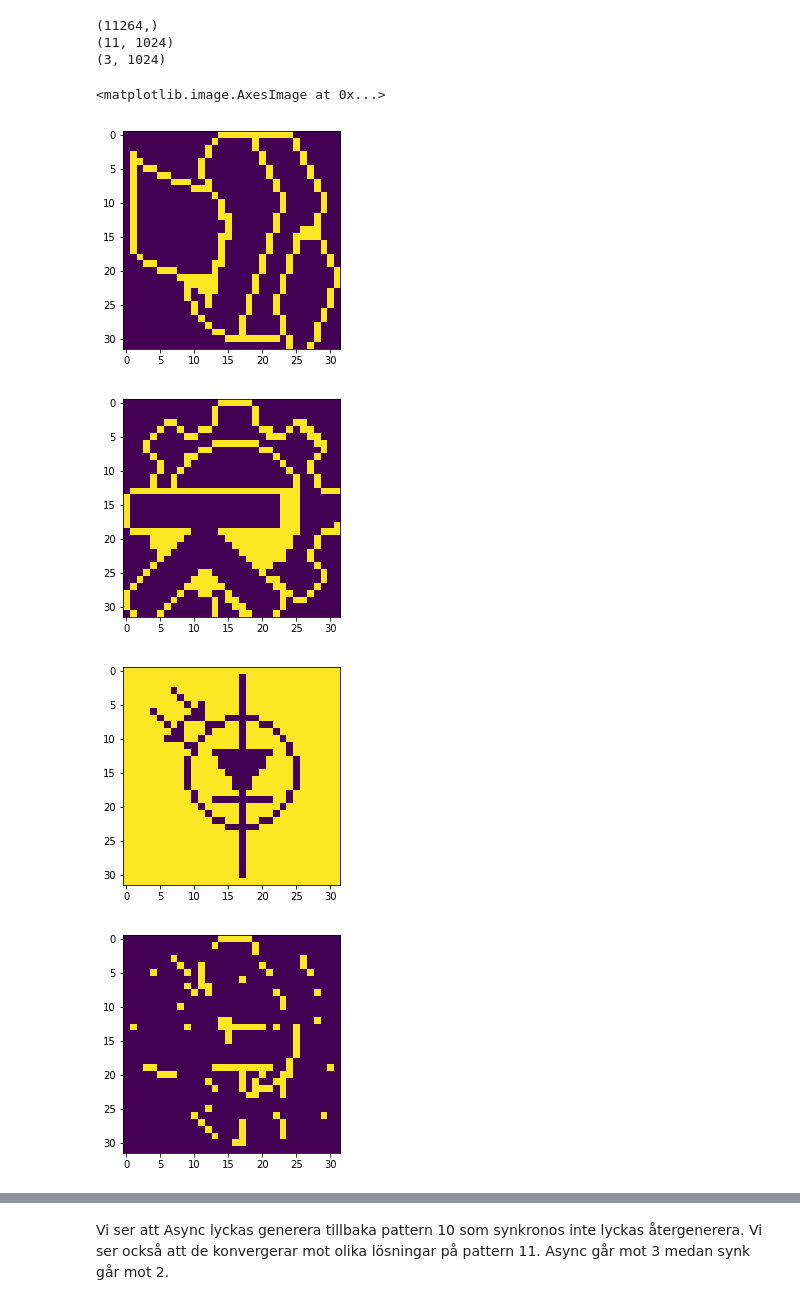
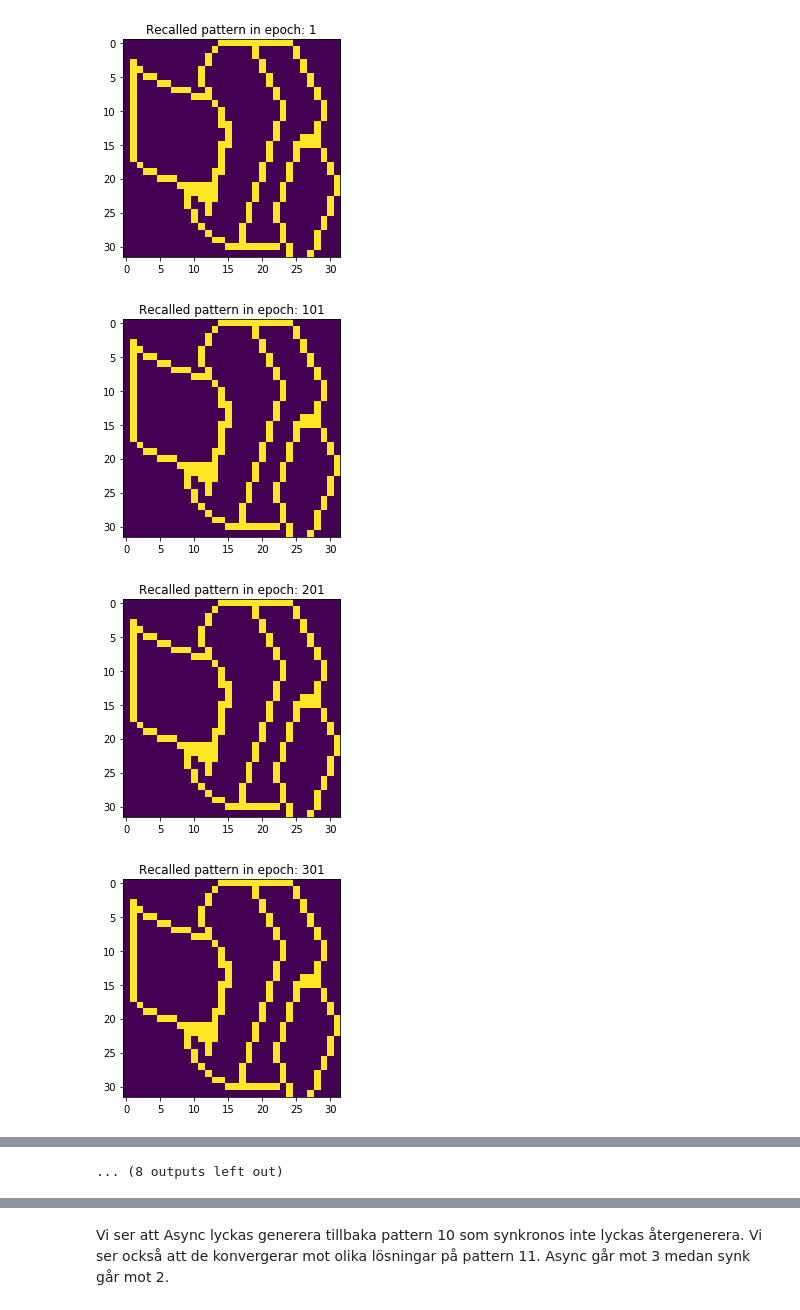
Before and after one commit to smallgreycreatures/DD2437, a Jupyter notebook: lab3/3.2.ipynb, the cells around one changed output, grey strips where cells are left out. Drawn from its saved outputs; the diff is of its cells as text; code cells hidden in the pictures.

Commit message:
snyggare plots i 3.2

```diff
--- a/lab3/3.2.ipynb
+++ b/lab3/3.2.ipynb
@@ -28,35 +73,40 @@ def find_pattern(x, W, epochs):
+# %%
+def recall_async(x,W):
+    order = np.arange(W.shape[0])
+    np.random.shuffle(order)
+    for i in order:
+        if np.sum(W[i,:]*x)>0:
+            x[i] = 1
+        else:
+            x[i] = -1
+    return x
+
+def find_pattern_async(x, W, epochs):
+    #arr = np.arange(10)
+    x_out = x.copy()
+    for i in range(epochs):
+        x_out = recall_async(x_out,W)
+        #if i %100 in arr:
+        if i%100 == 0:
+            plt.figure()
+            plt.imshow(x_out.reshape((32,32)))
+            plt.title('Recalled pattern in epoch: '+str(i+1))
+    return x
 # %%
 data = np.loadtxt('pict.dat',delimiter=",", dtype=int)
-print(data.shape)
 data = data.reshape(-1,1024)
-print(data.shape)
+
 #to start with learn the first three
 train_X = data[0:3].copy()
-print(train_X.shape)
 
-
-plt.figure()
-plt.imshow(train_X[2].reshape((32,32)))
 W = np.zeros((train_X.shape[1],train_X.shape[1]))
 W = update_weights(train_X,W)
-epochs = 100
-plt.figure()
-plt.imshow(train_X[0].reshape((32,32)))
-x = find_pattern(data[9],W,epochs)
-plt.figure()
-plt.imshow(x.reshape((32,32)))
 
-plt.figure()
-plt.imshow(train_X[1].reshape((32,32)))
-x = find_pattern(data[10],W,epochs)
-plt.figure()
-plt.imshow(x.reshape((32,32)))
+epochs = 1000
+x = find_pattern_async(data[9],W,epochs)
+x = find_pattern_async(data[10],W,epochs)
 # %% [output]
-(11264,)
-(11, 1024)
-(3, 1024)
-<matplotlib.image.AxesImage at 0x...>
-[figure, old version]
+[figure, new version]
-[figure, old version]
+[figure, new version]
-[figure, old version]
+[figure, new version]
-[figure, old version]
+[figure, new version]
@@ -63,0 +121 @@ plt.imshow(x.reshape((32,32)))
+... (8 outputs left out)
```
Also changed, not shown: parts of 5 cells of this notebook.
